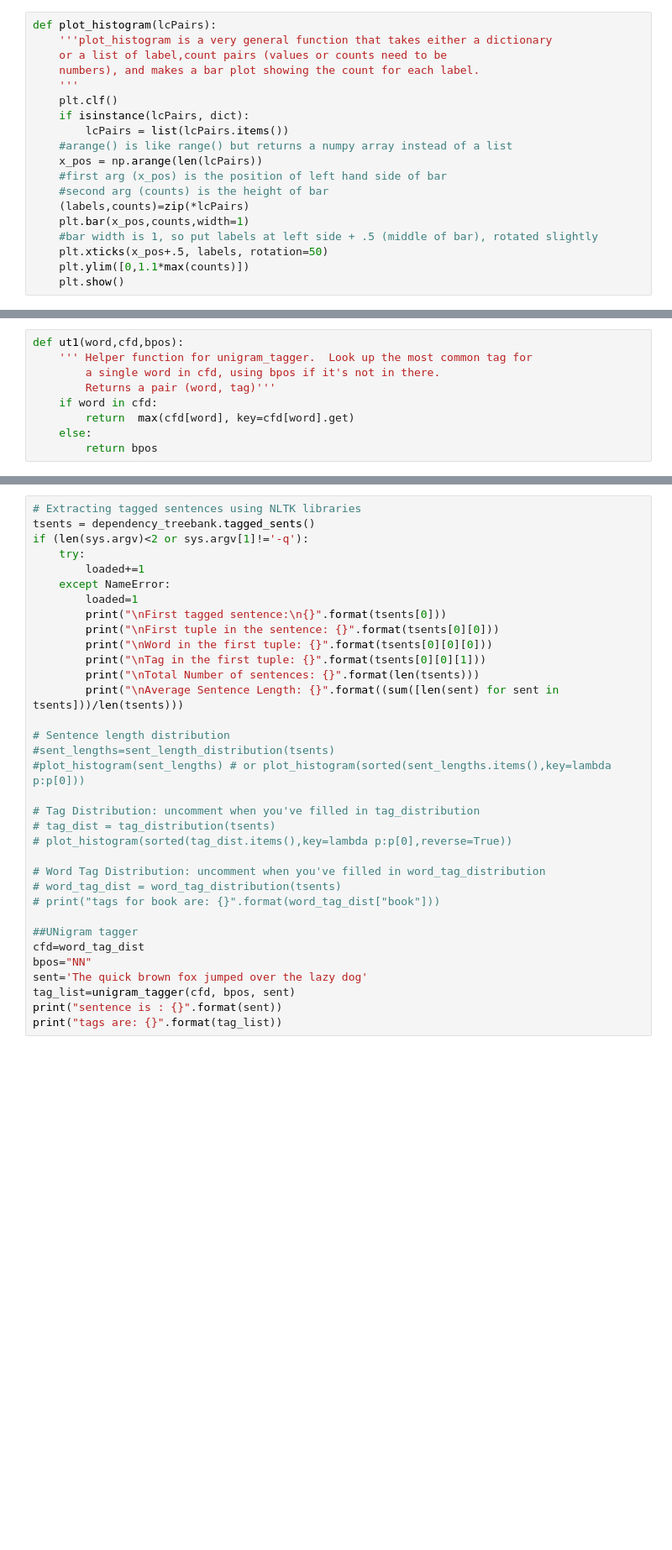
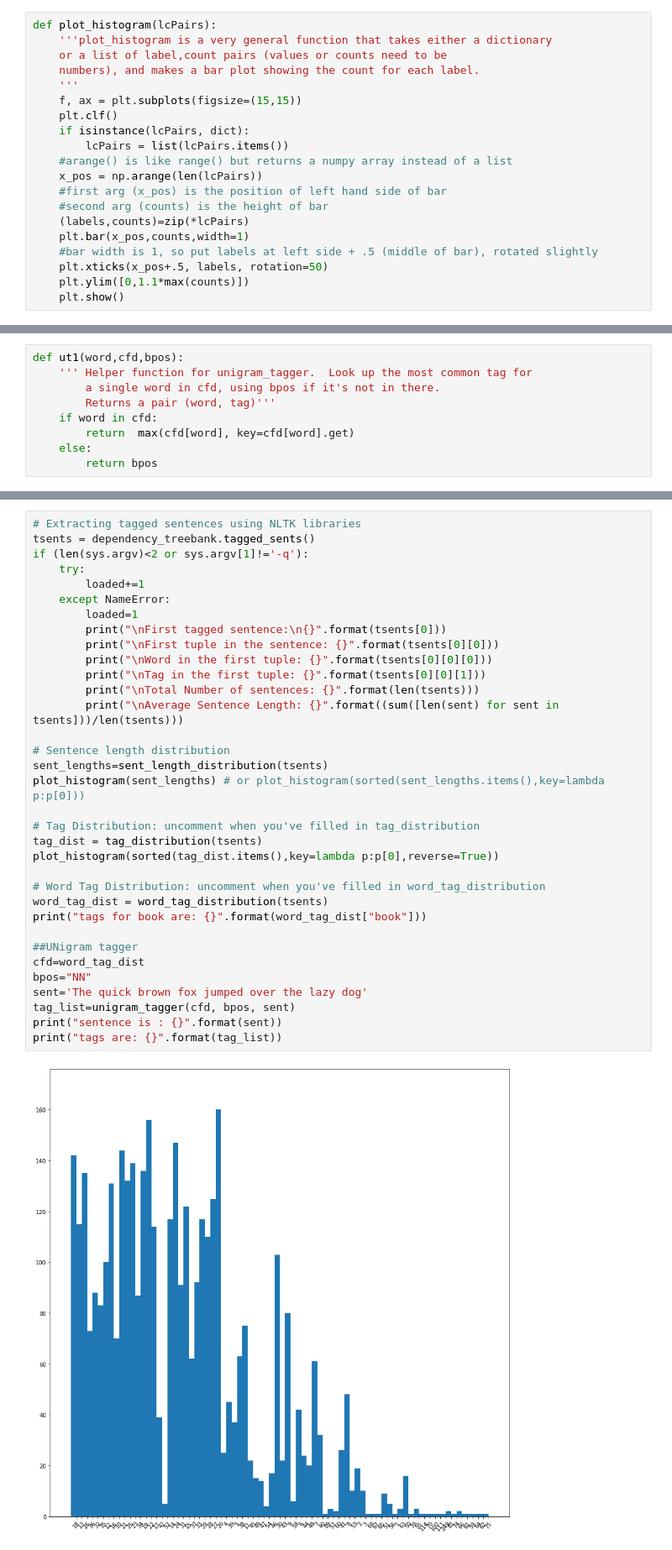
Before and after one commit to MG-98/NLP-course-assignments, a Jupyter notebook: assignment_3/Assignment 3 -solutions.ipynb, the cells around one changed output, grey strips where cells are left out. Shown at 84% size. Cells and saved outputs as stored; diff of their text form; blank space fills up the shorter version.

```diff
--- a/assignment_3/Assignment 3 -solutions.ipynb
+++ b/assignment_3/Assignment 3 -solutions.ipynb
@@ -18,6 +18,7 @@ def plot_histogram(lcPairs):
     or a list of label,count pairs (values or counts need to be
     numbers), and makes a bar plot showing the count for each label.
     '''
+    f, ax = plt.subplots(figsize=(15,15))
     plt.clf()
     if isinstance(lcPairs, dict):
         lcPairs = list(lcPairs.items())
@@ -101,35 +100,36 @@ import operator
 # %%
 # Extracting tagged sentences using NLTK libraries
 tsents = dependency_treebank.tagged_sents()
 if (len(sys.argv)<2 or sys.argv[1]!='-q'):
     try:
         loaded+=1
     except NameError:
         loaded=1
         print("\nFirst tagged sentence:\n{}".format(tsents[0]))
         print("\nFirst tuple in the sentence: {}".format(tsents[0][0]))
         print("\nWord in the first tuple: {}".format(tsents[0][0][0]))
         print("\nTag in the first tuple: {}".format(tsents[0][0][1]))
         print("\nTotal Number of sentences: {}".format(len(tsents)))
         print("\nAverage Sentence Length: {}".format((sum([len(sent) for sent in tsents]))/len(tsents)))
 
 # Sentence length distribution
-#sent_lengths=sent_length_distribution(tsents)
-#plot_histogram(sent_lengths) # or plot_histogram(sorted(sent_lengths.items(),key=lambda p:p[0]))
+sent_lengths=sent_length_distribution(tsents)
+plot_histogram(sent_lengths) # or plot_histogram(sorted(sent_lengths.items(),key=lambda p:p[0]))
 
 # Tag Distribution: uncomment when you've filled in tag_distribution
-# tag_dist = tag_distribution(tsents)
-# plot_histogram(sorted(tag_dist.items(),key=lambda p:p[0],reverse=True))
+tag_dist = tag_distribution(tsents)
+plot_histogram(sorted(tag_dist.items(),key=lambda p:p[0],reverse=True))
 
 # Word Tag Distribution: uncomment when you've filled in word_tag_distribution
-# word_tag_dist = word_tag_distribution(tsents)
-# print("tags for book are: {}".format(word_tag_dist["book"]))
+word_tag_dist = word_tag_distribution(tsents)
+print("tags for book are: {}".format(word_tag_dist["book"]))
 
 ##UNigram tagger
 cfd=word_tag_dist
 bpos="NN"
 sent='The quick brown fox jumped over the lazy dog'
 tag_list=unigram_tagger(cfd, bpos, sent)
 print("sentence is : {}".format(sent))
 print("tags are: {}".format(tag_list))
 # %% [output]
+[figure, added]
```
Also changed, not shown: parts of 2 cells of this notebook, 3 other files.
